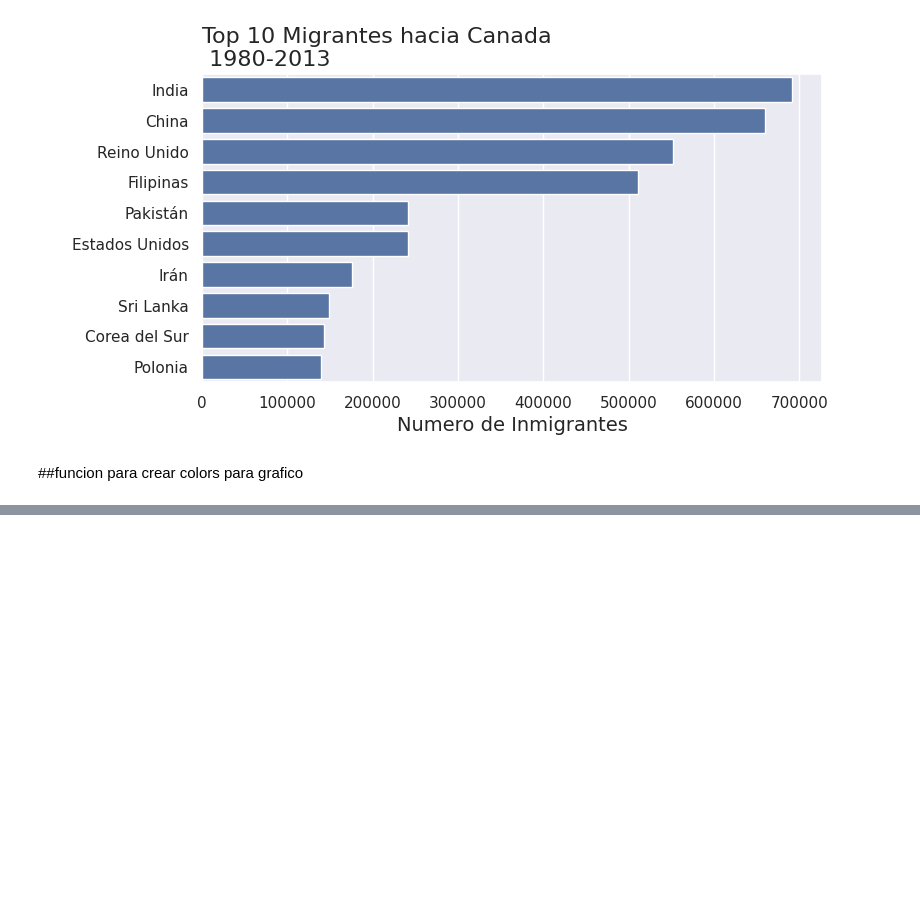
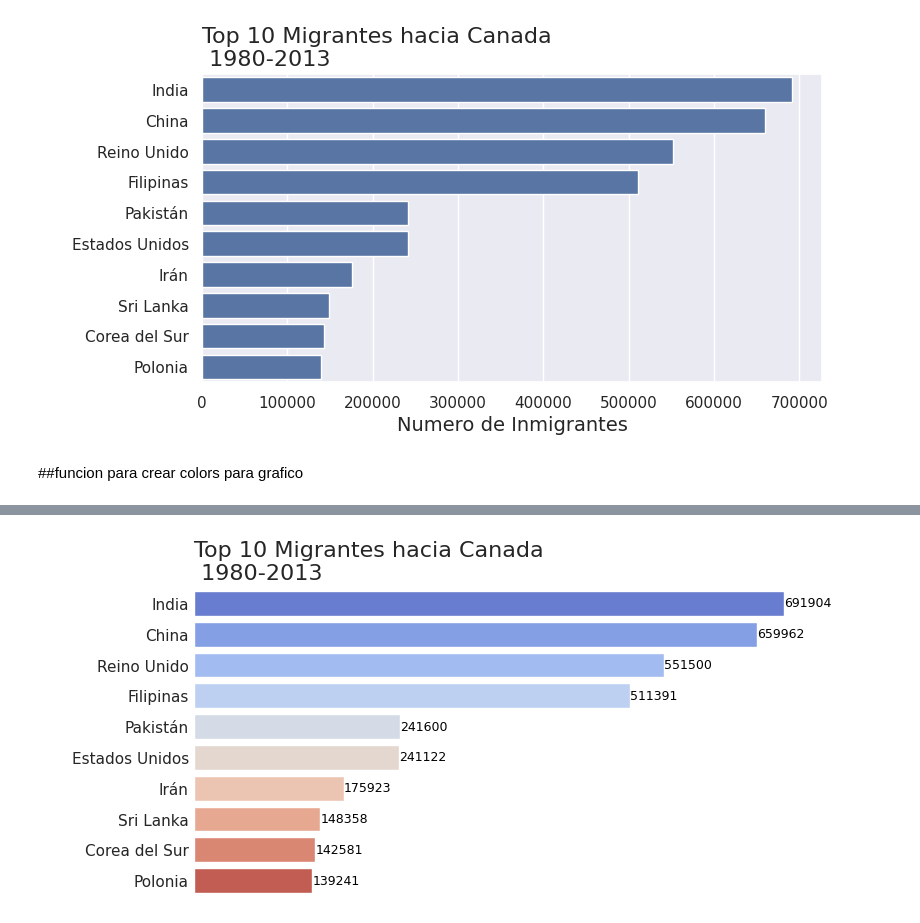
Before and after one commit to duquerson/visualizacion_python, a Jupyter notebook: vizualizacion_python.ipynb, the cells around one changed output, grey strips where cells are left out. Drawn from its saved outputs; the diff is of its cells as text; code cells hidden in the pictures; blank space fills up the shorter version.

```diff
--- a/vizualizacion_python.ipynb
+++ b/vizualizacion_python.ipynb
@@ -443,0 +465,4 @@ plt.show()
+# %%
+generar_grafico('coolwarm')
+# %% [output]
+[figure, added]
```
Also changed, not shown: parts of 5 cells of this notebook.
